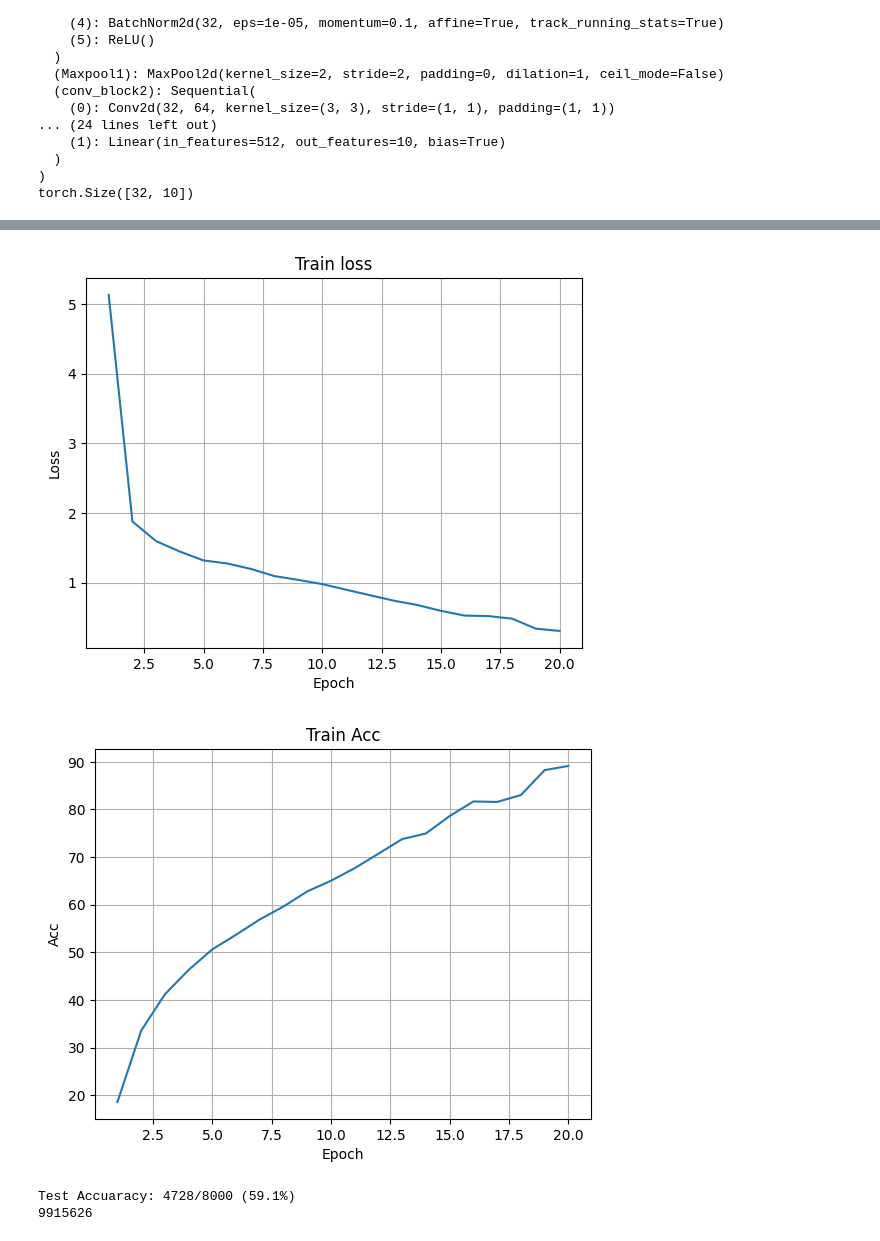
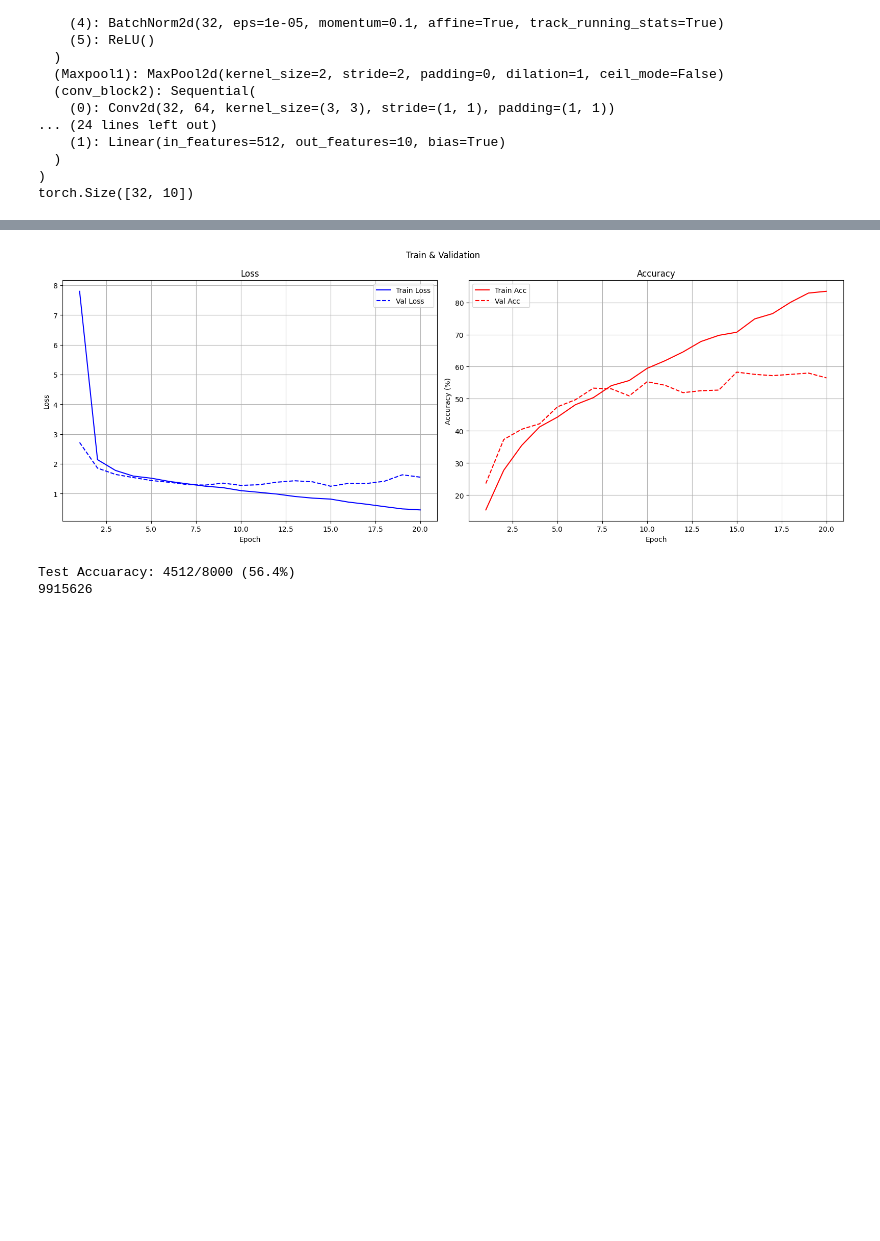
Before and after one commit to ddanghyni/code_attic, a Jupyter notebook: Deeeppp/multiclass_Classification_STL10.ipynb, the cells around one changed output, grey strips where cells are left out. Saved outputs shown, nothing was run; the diff lists cells and outputs as text; code cells hidden in the pictures; blank space fills up the shorter version.

```diff
--- a/Deeeppp/multiclass_Classification_STL10.ipynb
+++ b/Deeeppp/multiclass_Classification_STL10.ipynb
@@ -20,9 +23,21 @@ new_model_train = True
 model_type = "CNN_deep"
 dataset = "STL10"
 save_model_path = f'/Volumes/김상현/results/MC_STL10/{model_type}_{dataset}.pt'
+# %%
+transform_train = transforms.ToTensor()
+transform_test = transforms.ToTensor()
 # %%
-transform = transforms.ToTensor()
-train_DS = datasets.STL10(root = '/Volumes/김상현/dataset', split = "train", download = False, transform = transform)
-test_DS = datasets.STL10(root = '/Volumes/김상현/dataset', split = "test", download = False, transform = transform)
+
+train_DS = datasets.STL10(root = '/Volumes/김상현/dataset', split = "train", download = False, transform = transform_train)
+
+# train data에 일부를 val data set으로 설정하는 작업
+NoT = int(len(train_DS) * TRAIN_RATIO)
+NoV = len(train_DS) - NoT
+train_DS, val_DS = torch.utils.data.random_split(train_DS, [NoT, NoV])
+val_DS.transform = transform_test
+test_DS = datasets.STL10(root = '/Volumes/김상현/dataset', split = "test", download = False, transform = transform_test)
+
+# Batch_size에 맞게 데이터 load
 train_DL = torch.utils.data.DataLoader(train_DS, batch_size=BATCH_SIZE, shuffle=True)
+val_DL = torch.utils.data.DataLoader(val_DS, batch_size=BATCH_SIZE, shuffle=True)
 test_DL = torch.utils.data.DataLoader(test_DS, batch_size=BATCH_SIZE, shuffle=True)
@@ -140,22 +224,31 @@ torch.Size([32, 10])
 # %%
 if new_model_train:
     optimizer = optim.Adam(model.parameters(), lr = LR)
-    loss_history, acc_history = Train(model, train_DL, criterion, optimizer, EPOCH)
+    loss_history, acc_history, val_loss_history, val_acc_history = Train(model, train_DL, val_DL, criterion, optimizer, EPOCH)
 
     torch.save(model, save_model_path)
 
-    plt.plot(range(1, EPOCH + 1), loss_history)
-    plt.xlabel('Epoch')
-    plt.ylabel('Loss')
-    plt.title("Train loss")
-    plt.grid()
+    fig, (ax1, ax2) = plt.subplots(1, 2, figsize=(16, 6))
+
+    # 왼쪽 그래프 - Loss
+    ax1.plot(range(1, EPOCH + 1), loss_history, color='blue', label='Train Loss')
+    ax1.plot(range(1, EPOCH + 1), val_loss_history, color='blue', linestyle='--', label='Val Loss')
+    ax1.set_xlabel('Epoch')
+    ax1.set_ylabel('Loss')
+    ax1.set_title('Loss')
+    ax1.legend()
+    ax1.grid()
+
+    # 오른쪽 그래프 - Accuracy
+    ax2.plot(range(1, EPOCH + 1), acc_history, color='red', label='Train Acc')
+    ax2.plot(range(1, EPOCH + 1), val_acc_history, color='red', linestyle='--', label='Val Acc')
+    ax2.set_xlabel('Epoch')
+    ax2.set_ylabel('Accuracy (%)')
+    ax2.set_title('Accuracy')
+    ax2.legend()
+    ax2.grid()
+
+    plt.suptitle('Train & Validation')
+    plt.tight_layout()
     plt.show()
-
-
-    plt.plot(range(1, EPOCH + 1), acc_history)
-    plt.xlabel('Epoch')
-    plt.ylabel('Acc')
-    plt.title('Train Acc')
-    plt.grid()
-    plt.show()
 # %% [output]
@@ -179,12 +272,11 @@ Train Accuaracy: 4457/5000 (89.1%)
-[figure, old version]
+[figure, new version]
-[figure, removed]
 # %%
 load_model = torch.load(save_model_path, map_location=DEVICE, weights_only=False)
 # %%
 Test(load_model ,test_DL)
 print(count_params(load_model))
 # %% [output]
-Test Accuaracy: 4728/8000 (59.1%)
+Test Accuaracy: 4512/8000 (56.4%)
 9915626
 # %%
 Test_plot(load_model, test_DL)
```
Also changed, not shown: parts of 5 cells of this notebook, 13 other files.
